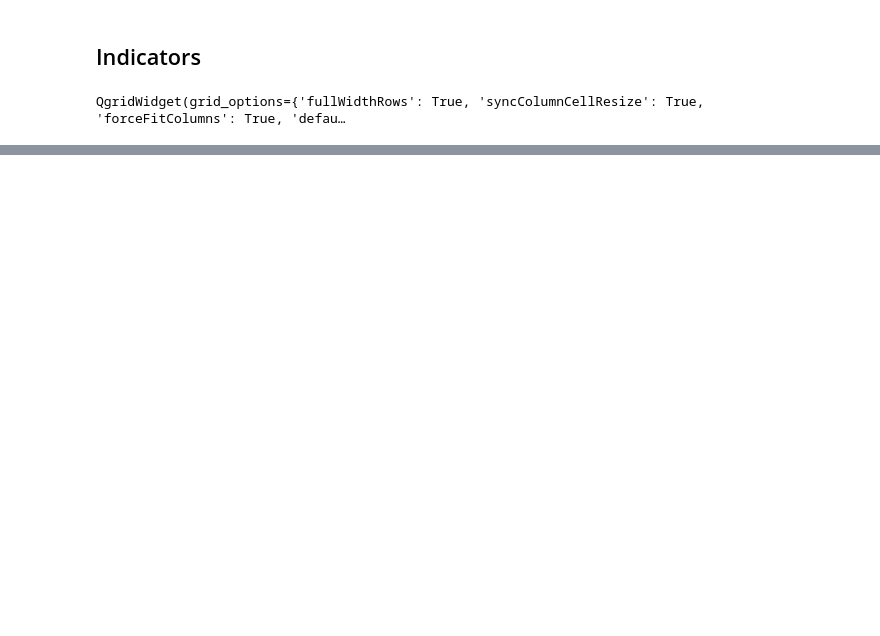
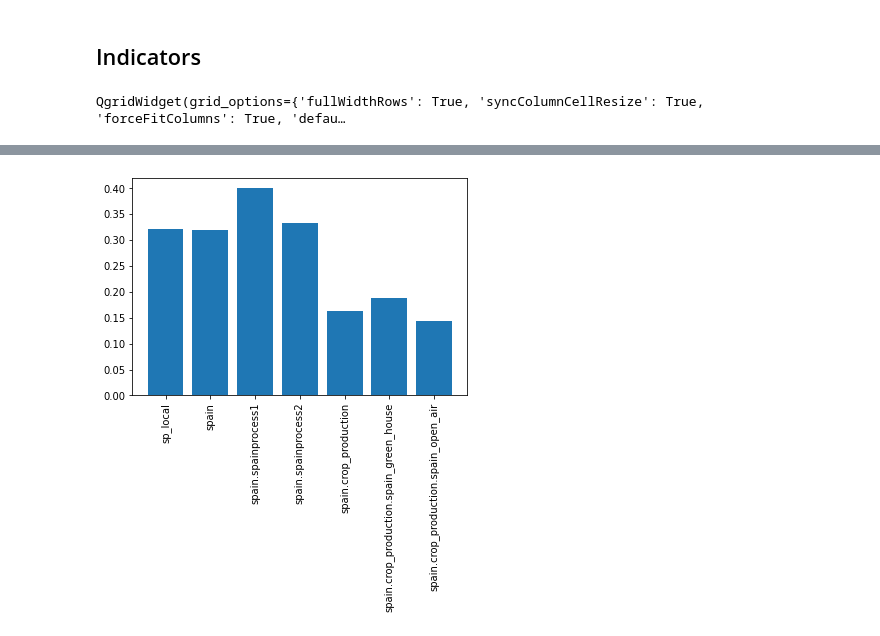
Before and after one commit to MAGIC-nexus/nis-EDA-jupyter, a Jupyter notebook: EDA-Notebook.ipynb, the cells around one changed output, grey strips where cells are left out. Saved outputs shown, nothing was run; the diff lists cells and outputs as text; code cells hidden in the pictures; blank space fills up the shorter version.

```diff
--- a/EDA-Notebook.ipynb
+++ b/EDA-Notebook.ipynb
@@ -324,0 +384,16 @@ QgridWidget(grid_options={'fullWidthRows': True, 'syncColumnCellResize': True, '
+# %%
+fig = go.FigureWidget( layout=go.Layout())
+@interact
+def Bar_chart_scenario(Scope = list(set(FGSind['Scope'])),
+    Indicator = list(set(FGSind['Indicator'])),
+    Period = list(set(FGSind['Period'])),
+    Scenario = list(set(FGSind['Scenario']))):
+
+    data = FGSind
+    data = data[(data['Scenario'] == Scenario)&(data['Period'] == Period)&(data['Scope'] == Scope)&(data['Indicator'] == Indicator)]
+    y_pos =np.arange(len(data.Scenario))
+    plt.bar(y_pos,data.Value)
+    plt.xticks(y_pos,data.Processor, rotation = 90)
+    plt.show()
+# %% [output]
+[figure, added]
```
Also changed, not shown: parts of 14 cells of this notebook.
